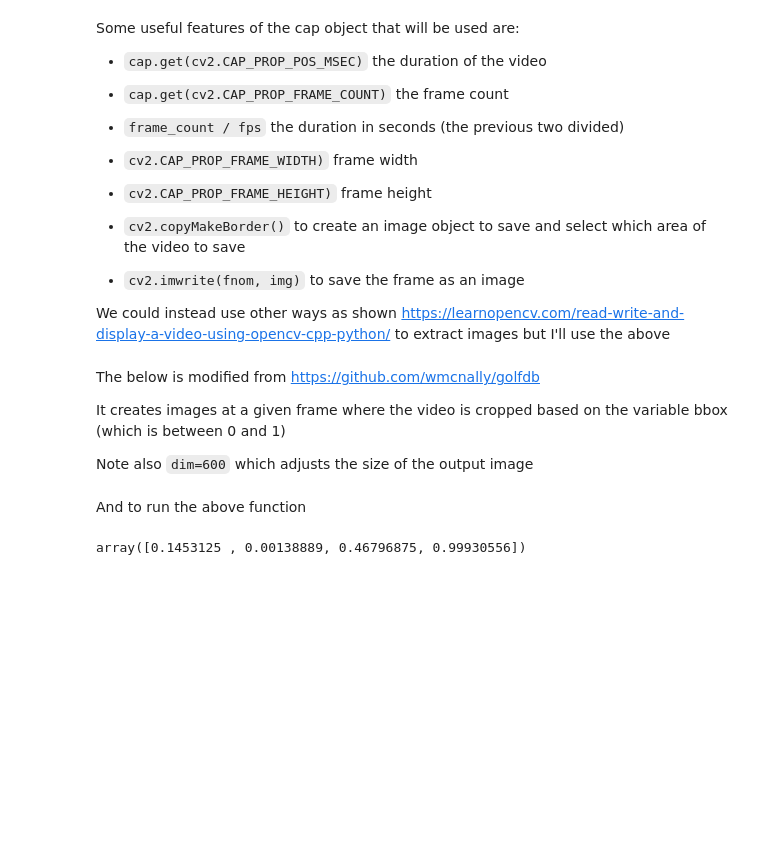
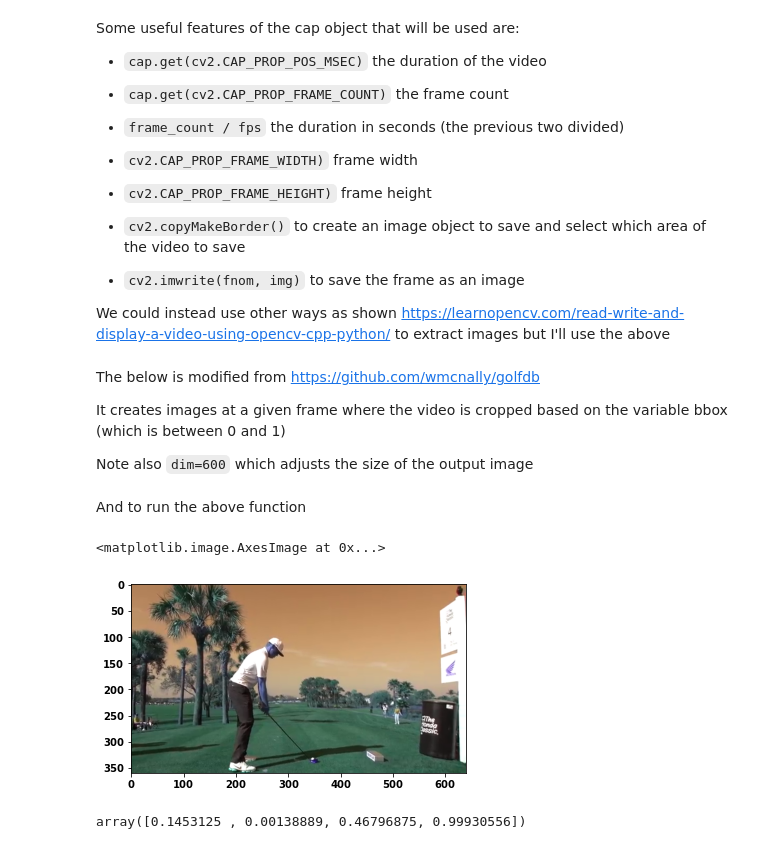
Before and after one commit to ThomasHSimm/THS_website, a Jupyter notebook: _notebooks/2021-12-16-WorkingWithVideos.ipynb, the cells around one changed output. Drawn from its saved outputs; the diff is of its cells as text; code cells hidden in the pictures; blank space fills up the shorter version.

```diff
--- a/_notebooks/2021-12-16-WorkingWithVideos.ipynb
+++ b/_notebooks/2021-12-16-WorkingWithVideos.ipynb
@@ -265,6 +265,26 @@ And to run the above function
 # %%
 cap = cv2.VideoCapture(vidLoc)
 getImages(cap,df1['bbox'],100)
+# %%
+event_names = {
+    0: 'Address',
+    1: 'Toe-up',
+    2: 'Mid-backswing (arm parallel)',
+    3: 'Top',
+    4: 'Mid-downswing (arm parallel)',
+    5: 'Impact',
+    6: 'Mid-follow-through (shaft parallel)',
+    7: 'Finish'
+}
+_, img = cap.read()
+# cv2.imshow(event_names[0], img)
+# %%
+import matplotlib.pyplot as plt
+
+plt.imshow(img)
+# %% [output]
+<matplotlib.image.AxesImage at 0x...>
+[figure, added]
 # %%
 bbox
 # %% [output]
```
